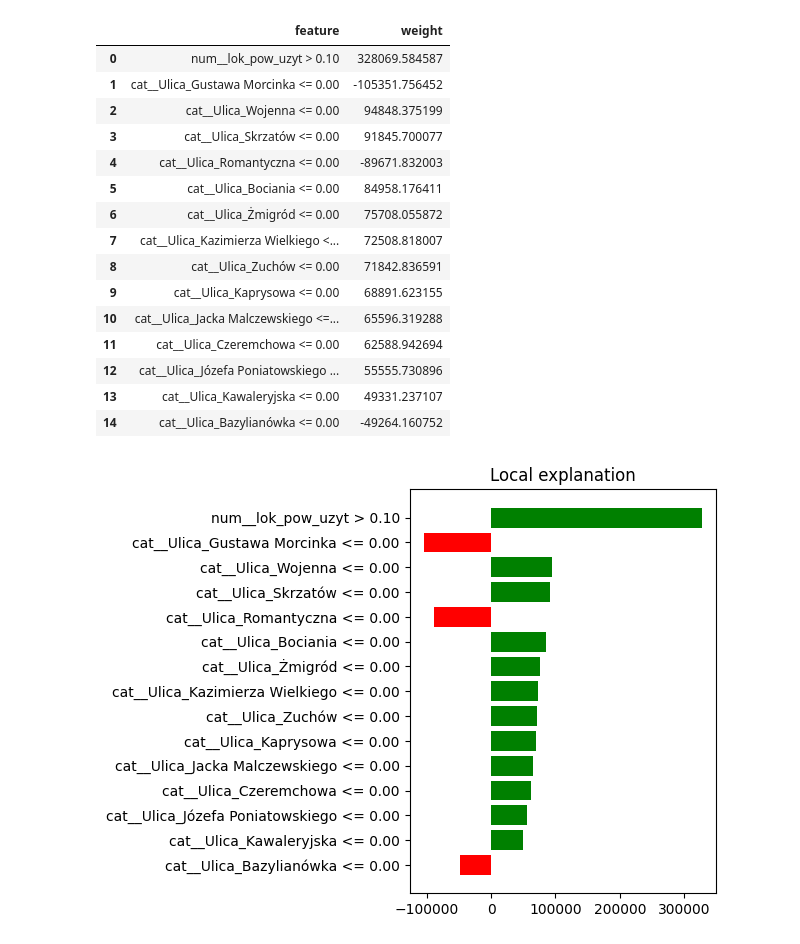
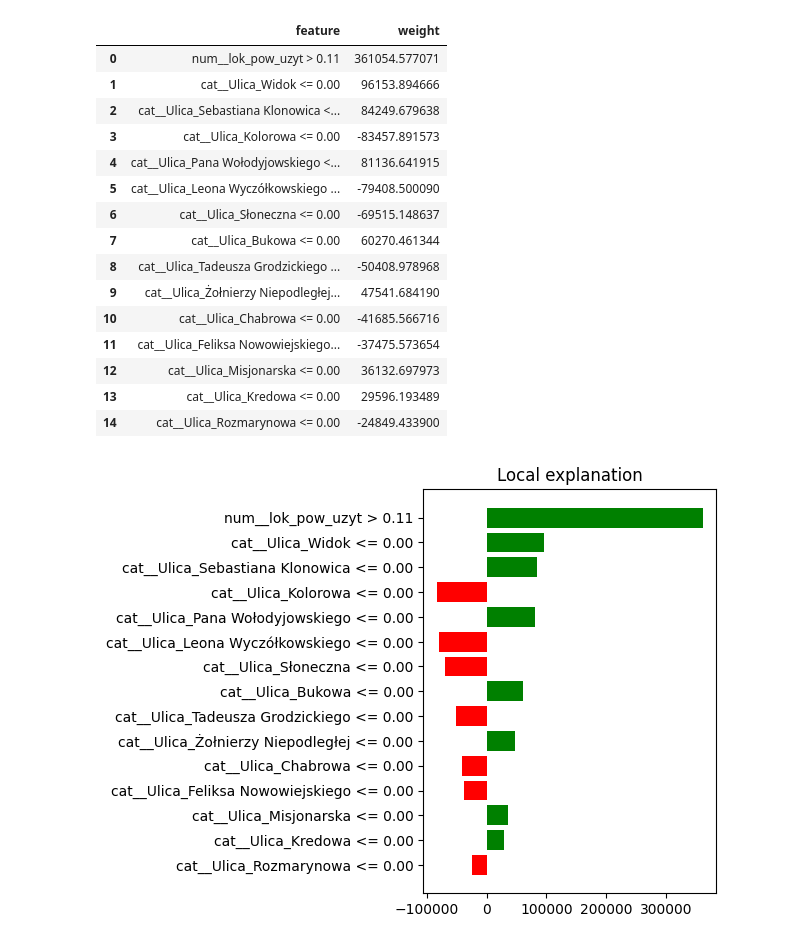
Before and after one commit to dron-mjk/LublinRCN, a Jupyter notebook: model_explainability.ipynb, the cells around one changed output. Saved outputs shown, nothing was run; the diff lists cells and outputs as text; code cells hidden in the pictures.

```diff
--- a/model_explainability.ipynb
+++ b/model_explainability.ipynb
@@ -143,13 +139,19 @@ display(shap_importance_df.head(20))
 # %%
-obs_idx = 0
+# Shared index for local explainability comparison (SHAP vs LIME)
+target_idx = 15
+
 base_value = explainer.expected_value
 if isinstance(base_value, np.ndarray):
     base_value = float(np.ravel(base_value)[0])
 
+# Use the same exact row from X_test_trans for local SHAP
+target_row = X_test_trans[target_idx:target_idx + 1]
+target_shap_values = np.asarray(explainer.shap_values(target_row)).reshape(-1)
+
 single_exp = shap.Explanation(
-    values=shap_values[obs_idx],
+    values=target_shap_values,
     base_values=base_value,
-    data=X_shap[obs_idx],
+    data=X_test_trans[target_idx],
     feature_names=feature_names,
 )
 
@@ -162,47 +184,51 @@ shap.plots.waterfall(single_exp, max_display=15)
 lime_train_size = min(2000, X_train_trans.shape[0])
 lime_train_idx = rng.choice(X_train_trans.shape[0], size=lime_train_size, replace=False)
 lime_train = X_train_trans[lime_train_idx]
 
 lime_explainer = LimeTabularExplainer(
     training_data=lime_train,
     feature_names=list(feature_names),
     mode='regression',
     discretize_continuous=True,
     random_state=42,
 )
 
 def predict_transformed(x):
     return model.predict(x)
 
-lime_instance_idx = 0
+# Reuse SHAP local index if available to compare the same observation
+if 'target_idx' not in globals():
+    target_idx = 15
+
+lime_instance_idx = target_idx
 lime_instance = X_test_trans[lime_instance_idx]
 lime_exp = lime_explainer.explain_instance(
     data_row=lime_instance,
     predict_fn=predict_transformed,
     num_features=15,
 )
 
 lime_df = pd.DataFrame(lime_exp.as_list(), columns=['feature', 'weight'])
 display(lime_df)
 
 fig = lime_exp.as_pyplot_figure()
 plt.tight_layout()
 plt.show()
 # %% [output]
 |  | feature | weight |
-| 0 | num__lok_pow_uzyt > 0.10 | 328069.584587 |
-| 1 | cat__Ulica_Gustawa Morcinka <= 0.00 | -105351.756452 |
-| 2 | cat__Ulica_Wojenna <= 0.00 | 94848.375199 |
-| 3 | cat__Ulica_Skrzatów <= 0.00 | 91845.700077 |
-| 4 | cat__Ulica_Romantyczna <= 0.00 | -89671.832003 |
-| 5 | cat__Ulica_Bociania <= 0.00 | 84958.176411 |
-| 6 | cat__Ulica_Żmigród <= 0.00 | 75708.055872 |
-| 7 | cat__Ulica_Kazimierza Wielkiego <... | 72508.818007 |
-| 8 | cat__Ulica_Zuchów <= 0.00 | 71842.836591 |
-| 9 | cat__Ulica_Kaprysowa <= 0.00 | 68891.623155 |
-| 10 | cat__Ulica_Jacka Malczewskiego <=... | 65596.319288 |
-| 11 | cat__Ulica_Czeremchowa <= 0.00 | 62588.942694 |
-| 12 | cat__Ulica_Józefa Poniatowskiego ... | 55555.730896 |
-| 13 | cat__Ulica_Kawaleryjska <= 0.00 | 49331.237107 |
-| 14 | cat__Ulica_Bazylianówka <= 0.00 | -49264.160752 |
+| 0 | num__lok_pow_uzyt > 0.11 | 361054.577071 |
+| 1 | cat__Ulica_Widok <= 0.00 | 96153.894666 |
+| 2 | cat__Ulica_Sebastiana Klonowica <... | 84249.679638 |
+| 3 | cat__Ulica_Kolorowa <= 0.00 | -83457.891573 |
+| 4 | cat__Ulica_Pana Wołodyjowskiego <... | 81136.641915 |
+| 5 | cat__Ulica_Leona Wyczółkowskiego ... | -79408.500090 |
+| 6 | cat__Ulica_Słoneczna <= 0.00 | -69515.148637 |
+| 7 | cat__Ulica_Bukowa <= 0.00 | 60270.461344 |
+| 8 | cat__Ulica_Tadeusza Grodzickiego ... | -50408.978968 |
+| 9 | cat__Ulica_Żołnierzy Niepodległej... | 47541.684190 |
+| 10 | cat__Ulica_Chabrowa <= 0.00 | -41685.566716 |
+| 11 | cat__Ulica_Feliksa Nowowiejskiego... | -37475.573654 |
+| 12 | cat__Ulica_Misjonarska <= 0.00 | 36132.697973 |
+| 13 | cat__Ulica_Kredowa <= 0.00 | 29596.193489 |
+| 14 | cat__Ulica_Rozmarynowa <= 0.00 | -24849.433900 |
-[figure, old version]
+[figure, new version]
```
Also changed, not shown: parts of 17 cells of this notebook, 5 other files.
